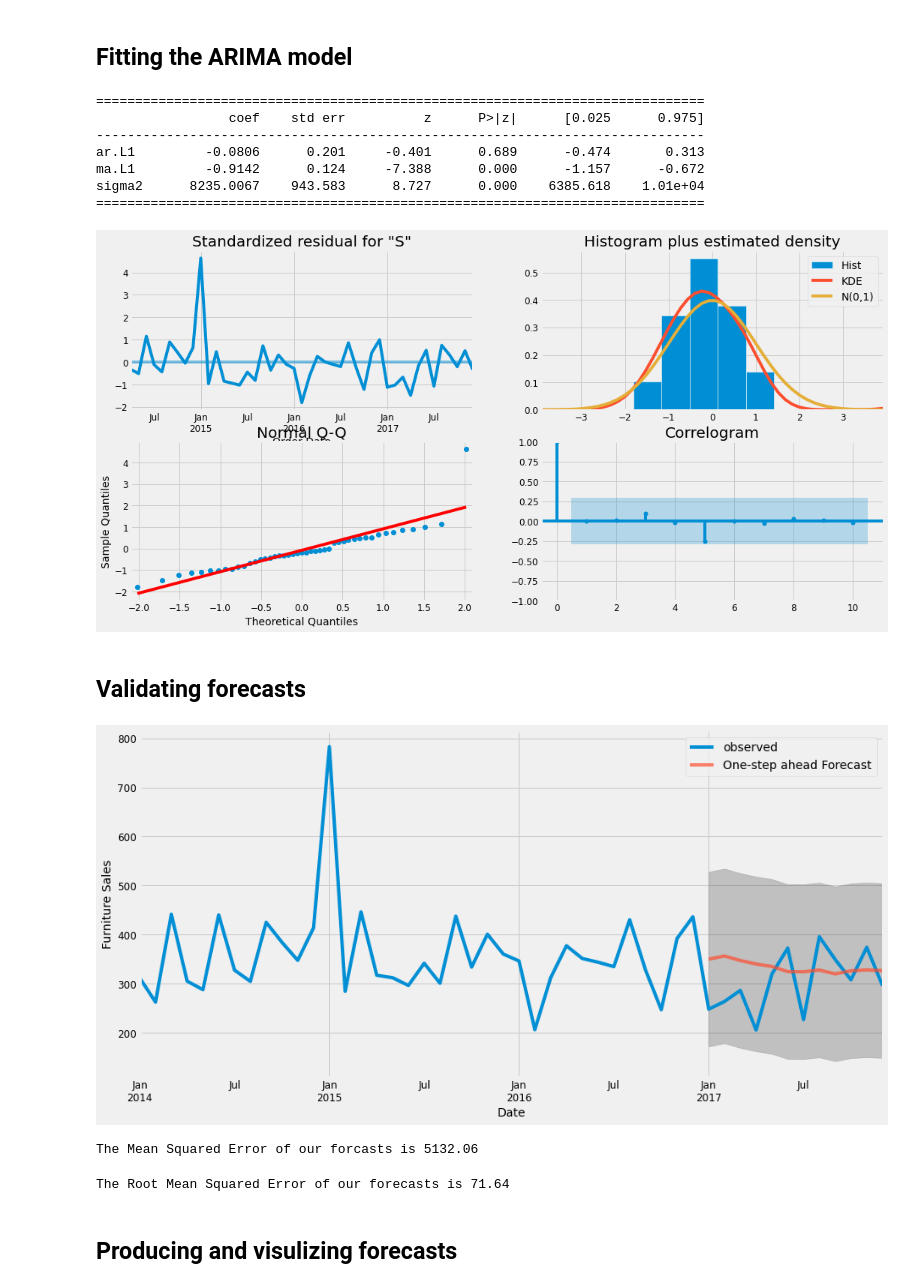
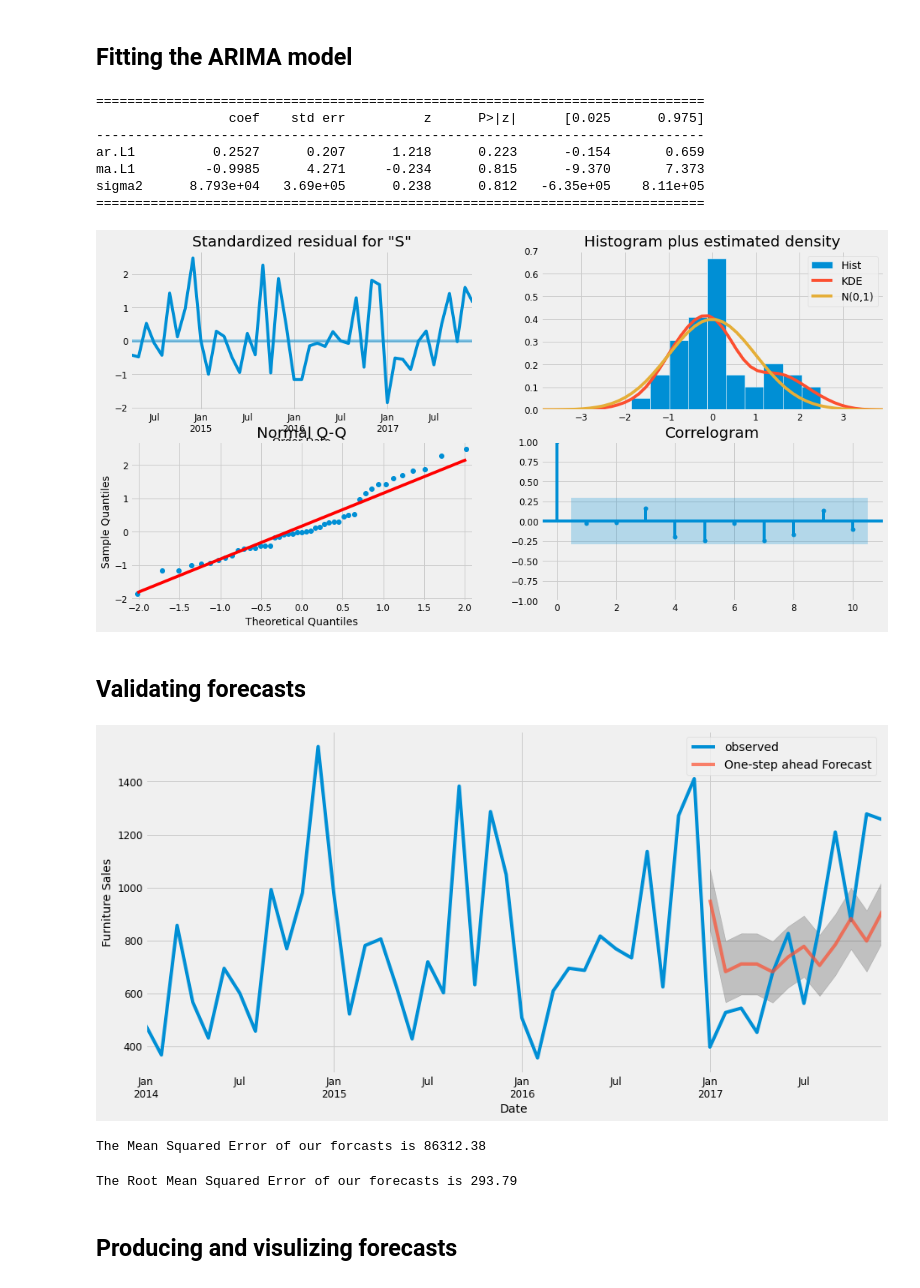
Before and after one commit to Shun024/Time-Series-Analysis-and-Forecasting, a Jupyter notebook: main_jupyter.ipynb, the cells around one changed output. Drawn from its saved outputs; the diff is of its cells as text; code cells hidden in the pictures.

```diff
--- a/main_jupyter.ipynb
+++ b/main_jupyter.ipynb
@@ -18,7 +18,7 @@ matplotlib.rcParams['xtick.labelsize'] = 12
 matplotlib.rcParams['ytick.labelsize'] = 12
 matplotlib.rcParams['text.color'] = 'k'
 # %%
-df = pd.read_excel("Superstore.xls")
+df = pd.read_excel("Sample - Superstore.xls")
 furniture = df.loc[df['Category'] == 'Furniture']
 
 furniture['Order Date'].min(), furniture['Order Date'].max()
@@ -36,5 +36,4 @@ Order Date    0
 Sales         0
 dtype: int64
 # %%
-type(furniture)
-#['Sales'].sum().reset_index()
+furniture = furniture.groupby('Order Date')['Sales'].sum().reset_index()
@@ -144,31 +194,31 @@ print(results.summary().tables[1])
 ==============================================================================
                  coef    std err          z      P>|z|      [0.025      0.975]
 ------------------------------------------------------------------------------
-ar.L1         -0.0806      0.201     -0.401      0.689      -0.474       0.313
-ma.L1         -0.9142      0.124     -7.388      0.000      -1.157      -0.672
-sigma2      8235.0067    943.583      8.727      0.000    6385.618    1.01e+04
+ar.L1          0.2527      0.207      1.218      0.223      -0.154       0.659
+ma.L1         -0.9985      4.271     -0.234      0.815      -9.370       7.373
+sigma2      8.793e+04   3.69e+05      0.238      0.812   -6.35e+05    8.11e+05
 ==============================================================================
 # %%
 results.plot_diagnostics(figsize=(16, 8))
 plt.show()
 # %% [output]
-[figure, old version]
+[figure, new version]
 # %% [markdown]
 ## Validating forecasts
 # %%
 pred = results.get_prediction(start=pd.to_datetime('2017-01-01'), dynamic=False)
-pred_ci = pred.conf_int()
+pred_ci = pred.conf_int(alpha=0.7)
 
 ax = y['2014':].plot(label='observed')
 pred.predicted_mean.plot(ax=ax, label='One-step ahead Forecast', alpha=.7, figsize=(14, 7))
 
 ax.fill_between(pred_ci.index, pred_ci.iloc[:, 0], pred_ci.iloc[:, 1], color='k', alpha=.2)
 ax.set_xlabel('Date')
 ax.set_ylabel('Furniture Sales')
 plt.legend()
 plt.show()
 # %% [output]
-[figure, old version]
+[figure, new version]
 # %%
 y_forecasted = pred.predicted_mean
 y_truth = y['2017-01-01':]
@@ -176,11 +226,11 @@ y_truth = y['2017-01-01':]
 mse = ((y_forecasted - y_truth) ** 2).mean()
 print('The Mean Squared Error of our forcasts is {}'.format(round(mse, 2)))
 # %% [output]
-The Mean Squared Error of our forcasts is 5132.06
+The Mean Squared Error of our forcasts is 86312.38
 # %%
 print('The Root Mean Squared Error of our forecasts is {}'.format(round(np.sqrt(mse), 2)))
 # %% [output]
-The Root Mean Squared Error of our forecasts is 71.64
+The Root Mean Squared Error of our forecasts is 293.79
 # %% [markdown]
 ## Producing and visulizing forecasts
 # %%
```
Also changed, not shown: parts of 16 cells of this notebook.
